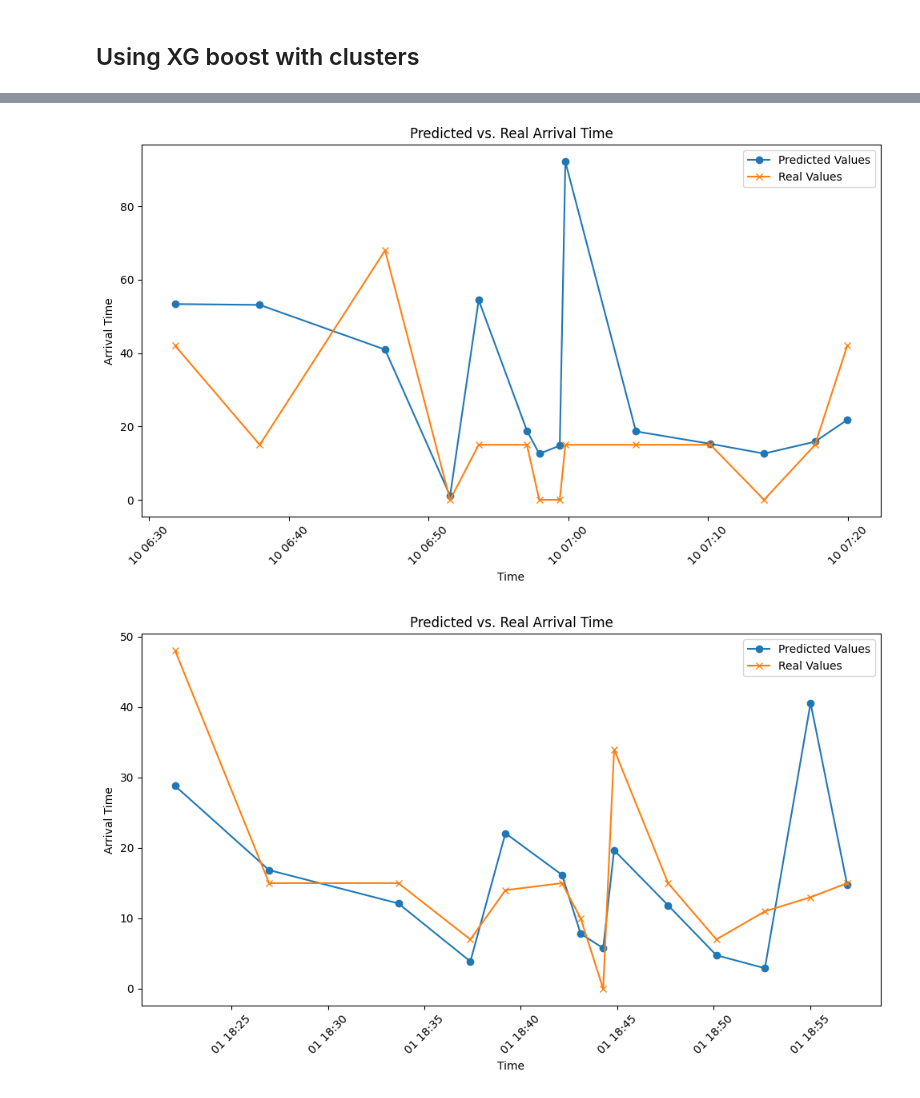
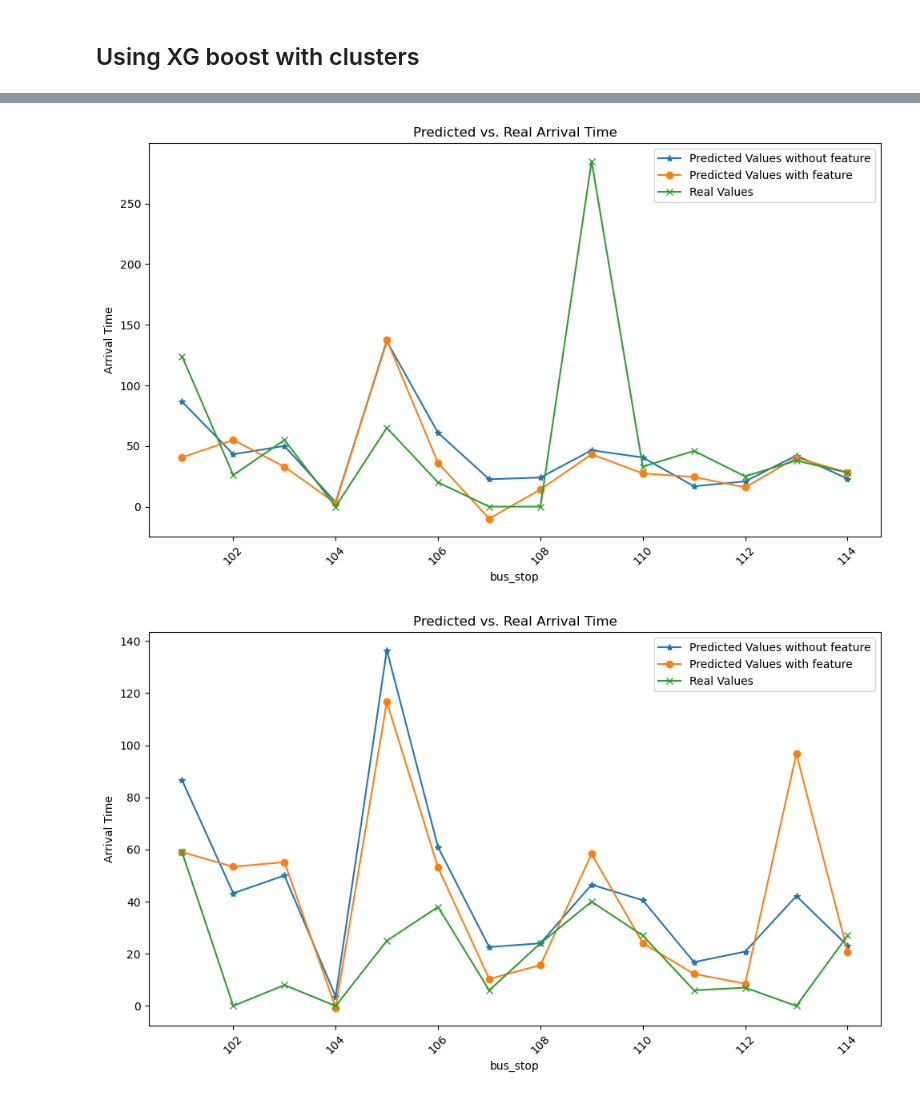
Before and after one commit to Ginushmal/DSE-Project-Bus-Arrival-time-Prediction-GRP29, a Jupyter notebook: Ginushmal/dweltime pred XGboost.ipynb, the cells around one changed output, grey strips where cells are left out. Drawn from its saved outputs; the diff is of its cells as text; code cells hidden in the pictures.

```diff
--- a/Ginushmal/dweltime pred XGboost.ipynb
+++ b/Ginushmal/dweltime pred XGboost.ipynb
@@ -128,8 +187,10 @@ features = df.drop(['dwell_time_in_seconds'], axis=1)  # Drop the target feature
 target = df['dwell_time_in_seconds']
 
 # Filter data based on week_no condition
-test_data = df[df['week_no'].isin([39, 40, 41, 42])]
-train_data = df[~df['week_no'].isin([39, 40, 41, 42])]
+# test_data = df[df['week_no'].isin([39, 40, 41, 42])]
+# train_data = df[~df['week_no'].isin([39, 40, 41, 42])]
+test_data = df[df['week_no'].isin([5, 6])]
+train_data = df[~df['week_no'].isin([5, 6])]
 
 # Split train and test data into features and target
 X_train = train_data.drop(columns=['dwell_time_in_seconds'])
@@ -261,0 +303,5 @@ df
+# %%
+#add new feature
+
+# Merge the dataframes using the device_id column
+new_df = pd.merge(df, pivot_df, on='deviceid', how='inner')
@@ -281,17 +341,17 @@ from sklearn.metrics import mean_absolute_error, mean_squared_error
 import xgboost as xgb
 
 
-model = xgb.XGBRegressor(colsample_bytree = 0.7, learning_rate = 0.1,max_depth = 6, alpha = 10, n_estimators = 1000)
+model1 = xgb.XGBRegressor(colsample_bytree = 0.7, learning_rate = 0.1,max_depth = 6, alpha = 10, n_estimators = 1000)
 
 # Train the model on the training data
-model.fit(X_train, y_train)
+model1.fit(X_train1, y_train1)
 
 # Make predictions on the testing data
-predictions = model.predict(X_test)
+predictions1 = model1.predict(X_test1)
 
 # Evaluate the model's performance
-mae = mean_absolute_error(y_test, predictions)
-rmse = np.sqrt(mean_squared_error(y_test, predictions))
+mae = mean_absolute_error(y_test1, predictions1)
+rmse = np.sqrt(mean_squared_error(y_test1, predictions1))
 
 print(f'Mean Absolute Error: {mae}')
 print(f'Root Mean Square Error: {rmse}')
@@ -339,8 +400,8 @@ array([23927, 23930, 23931, 23932, 23935, 23936, 23938, 23939, 23941,
 import matplotlib.pyplot as plt
 
 # take a copy of test_data dataframe
-visualize_data = test_data.copy()
-visualize_data['predicted_dwell_time'] = predictions
+visualize_data1 = test_data1.copy()
+visualize_data1['predicted_dwell_time'] = predictions1
 
 
 
@@ -349,34 +410,34 @@ visualize_data['predicted_dwell_time'] = predictions
 datetime_format = "%Y %m %d %H %M %S"
 
 # Convert the columns to a single combined datetime column
-visualize_data['combined_datetime'] = pd.to_datetime(
-    visualize_data[['year', 'month', 'day', 'arrival_hour', 'arrival_min', 'arrival_sec']]
+visualize_data1['combined_datetime'] = pd.to_datetime(
+    visualize_data1[['year', 'month', 'day', 'arrival_hour', 'arrival_min', 'arrival_sec']]
     .astype(str)
     .apply(' '.join, axis=1),
     format=datetime_format
 )
 # %%
-
-trip_id_list=[23927,25370,25314]
+trip_id_list=[978,1355,1210]
 
 for trips in trip_id_list:
-    specific_busID_df = visualize_data[(visualize_data['trip_id'] == trips)]
+    specific_busID_df = visualize_data1[(visualize_data1['trip_id'] == trips)]
 
 
     # Assuming you have arrays or Series for predicted values and real values
-    predicted_values = specific_busID_df['predicted_dwell_time']  # Replace with your predicted values
-    real_values = specific_busID_df['dwell_time_in_seconds']  # Replace with your real values
+    predicted_values1 = specific_busID_df['predicted_dwell_time']  # Replace with your predicted values
+    real_values1 = specific_busID_df['dwell_time_in_seconds']  # Replace with your real values
 
     plt.figure(figsize=(10, 6))
-    plt.plot(specific_busID_df['combined_datetime'], predicted_values, label='Predicted Values', marker='o')
-    plt.plot(specific_busID_df['combined_datetime'], real_values, label='Real Values', marker='x')
-    plt.xlabel('Time')
+    plt.plot(specific_busID_df['bus_stop'].values, predicted_values.values, label='Predicted Values without feature', marker='*')
+    plt.plot(specific_busID_df['bus_stop'].values, predicted_values1.values, label='Predicted Values with feature', marker='o')
+    plt.plot(specific_busID_df['bus_stop'].values, real_values1.values, label='Real Values', marker='x')
+    plt.xlabel('bus_stop')
     plt.ylabel('Arrival Time')
     plt.title('Predicted vs. Real Arrival Time')
     plt.legend()
     plt.xticks(rotation=45)
     plt.tight_layout()
     plt.show()
 # %% [output]
-[figure, old version]
+[figure, new version]
-[figure, old version]
+[figure, new version]
```
Also changed, not shown: parts of 29 cells of this notebook, 14 other files.
